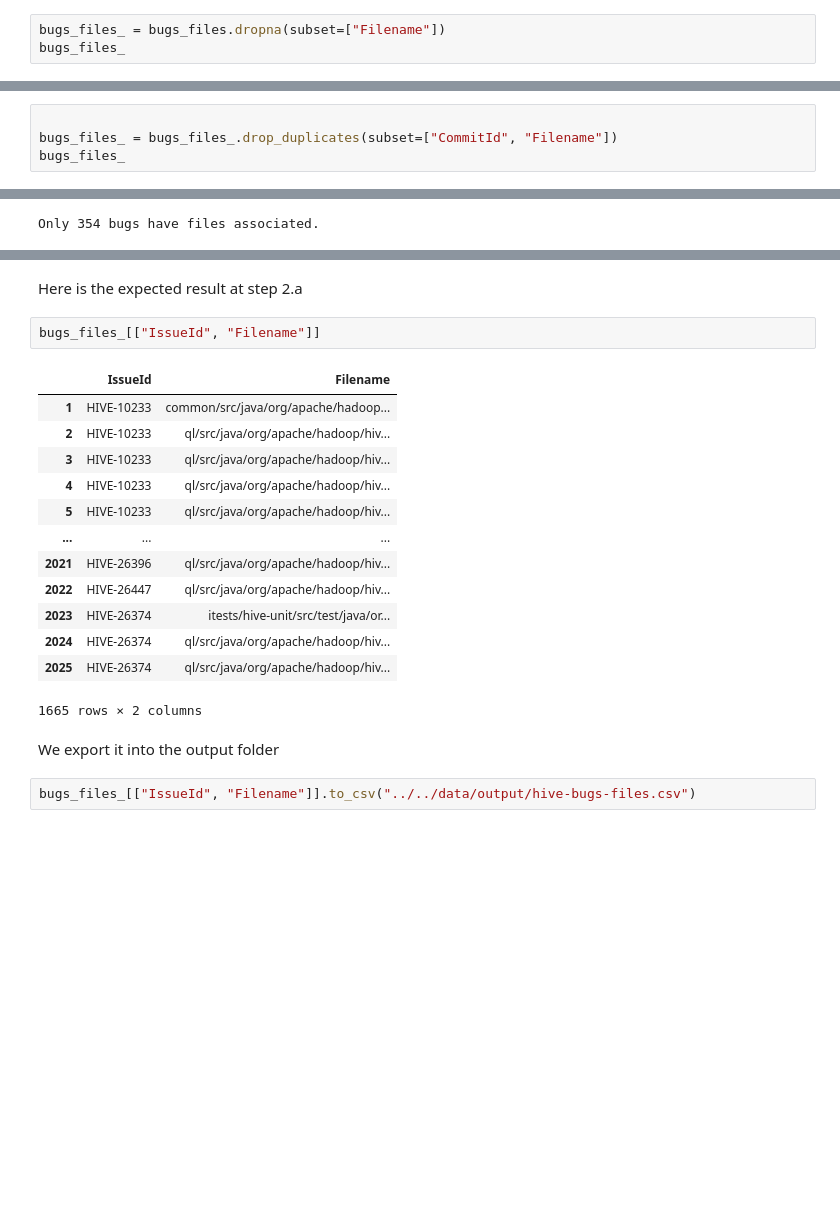
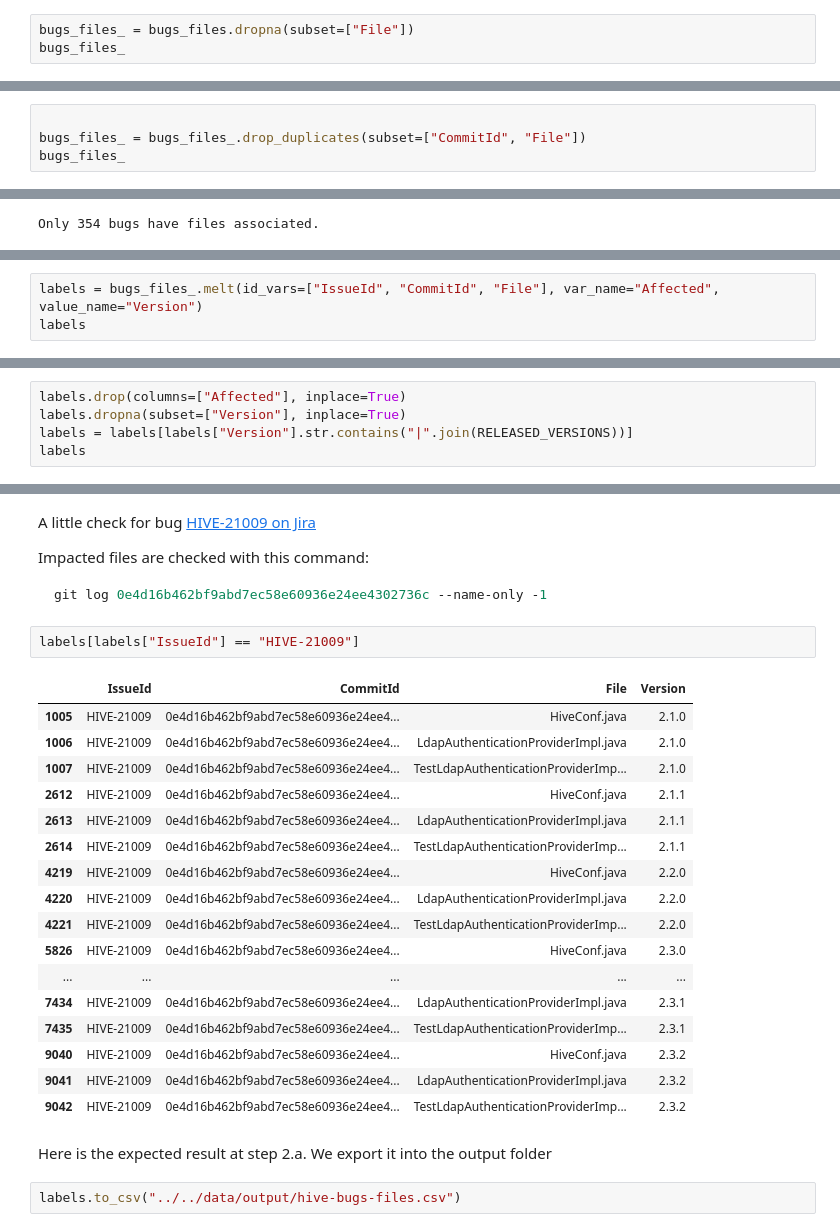
Before and after one commit to ahenrij/ets-mgl869-hive, a Jupyter notebook: src/lab/notebooks/matching.ipynb, the cells around one changed output, grey strips where cells are left out. Cells and saved outputs as stored; diff of their text form; blank space fills up the shorter version.

Commit message:
labels created

````diff
--- a/src/lab/notebooks/matching.ipynb
+++ b/src/lab/notebooks/matching.ipynb
@@ -85,7 +112,7 @@ print(f"{len(bugs_commits_)} expected, {len(bugs_files['IssueId'].unique())} bug
 # %% [markdown]
 Now we drop those lines or instances where no filename is associated
 # %%
-bugs_files_ = bugs_files.dropna(subset=["Filename"])
+bugs_files_ = bugs_files.dropna(subset=["File"])
 bugs_files_
 # %% [output]
 |  | IssueId | Affects Version/s | Affects Version/s.1 | Affects Version/s.2 | Affects Version/s.3 | ... |
@@ -118,7 +145,7 @@ sum(bugs_files_[["CommitId", "Filename"]].duplicated())
 We remove them
 # %%
 
-bugs_files_ = bugs_files_.drop_duplicates(subset=["CommitId", "Filename"])
+bugs_files_ = bugs_files_.drop_duplicates(subset=["CommitId", "File"])
 bugs_files_
 # %% [output]
 |  | IssueId | Affects Version/s | Affects Version/s.1 | Affects Version/s.2 | Affects Version/s.3 | ... |
@@ -156,0 +170,3 @@ Only 354 bugs have files associated.
+# %%
+labels = bugs_files_.melt(id_vars=["IssueId", "CommitId", "File"], var_name="Affected", value_name="Version")
+labels
@@ -156,0 +189,5 @@ Only 354 bugs have files associated.
+# %%
+labels.drop(columns=["Affected"], inplace=True)
+labels.dropna(subset=["Version"], inplace=True)
+labels = labels[labels["Version"].str.contains("|".join(RELEASED_VERSIONS))]
+labels
@@ -157,22 +208,31 @@ Only 354 bugs have files associated.
+# %% [markdown]
+A little check for bug [HIVE-21009 on Jira](https://issues.apache.org/jira/browse/HIVE-21009?jql=project%20%3D%20HIVE%20AND%20issuetype%20%3D%20Bug%20AND%20status%20%3D%20Resolved%20AND%20affectedVersion%20in%20(2.0.0%2C%202.0.1%2C%202.1.0%2C%202.1.1%2C%202.2.0%2C%202.3.0%2C%202.3.1%2C%202.3.2%2C%202.3.3%2C%202.3.4%2C%202.3.5%2C%202.3.6%2C%202.3.7%2C%202.3.8%2C%202.4.0%2C%203.0.0%2C%203.1.0%2C%203.1.1%2C%203.1.2%2C%203.1.3)%20AND%20id%20%3D%20HIVE-21009%20ORDER%20BY%20affectedVersion%20ASC%2C%20priority%20DESC%2C%20updated%20DESC)
+
+Impacted files are checked with this command:
+```bash
+git log 0e4d16b462bf9abd7ec58e60936e24ee4302736c --name-only -1
+```
+# %%
+labels[labels["IssueId"] == "HIVE-21009"]
+# %% [output]
+|  | IssueId | CommitId | File | Version |
+| 1005 | HIVE-21009 | 0e4d16b462bf9abd7ec58e60936e24ee4... | HiveConf.java | 2.1.0 |
+| 1006 | HIVE-21009 | 0e4d16b462bf9abd7ec58e60936e24ee4... | LdapAuthenticationProviderImpl.java | 2.1.0 |
+| 1007 | HIVE-21009 | 0e4d16b462bf9abd7ec58e60936e24ee4... | TestLdapAuthenticationProviderImp... | 2.1.0 |
+| 2612 | HIVE-21009 | 0e4d16b462bf9abd7ec58e60936e24ee4... | HiveConf.java | 2.1.1 |
+| 2613 | HIVE-21009 | 0e4d16b462bf9abd7ec58e60936e24ee4... | LdapAuthenticationProviderImpl.java | 2.1.1 |
+| 2614 | HIVE-21009 | 0e4d16b462bf9abd7ec58e60936e24ee4... | TestLdapAuthenticationProviderImp... | 2.1.1 |
+| 4219 | HIVE-21009 | 0e4d16b462bf9abd7ec58e60936e24ee4... | HiveConf.java | 2.2.0 |
+| 4220 | HIVE-21009 | 0e4d16b462bf9abd7ec58e60936e24ee4... | LdapAuthenticationProviderImpl.java | 2.2.0 |
+| 4221 | HIVE-21009 | 0e4d16b462bf9abd7ec58e60936e24ee4... | TestLdapAuthenticationProviderImp... | 2.2.0 |
+| 5826 | HIVE-21009 | 0e4d16b462bf9abd7ec58e60936e24ee4... | HiveConf.java | 2.3.0 |
+| ... | ... | ... | ... | ... |
+| 7434 | HIVE-21009 | 0e4d16b462bf9abd7ec58e60936e24ee4... | LdapAuthenticationProviderImpl.java | 2.3.1 |
+| 7435 | HIVE-21009 | 0e4d16b462bf9abd7ec58e60936e24ee4... | TestLdapAuthenticationProviderImp... | 2.3.1 |
+| 9040 | HIVE-21009 | 0e4d16b462bf9abd7ec58e60936e24ee4... | HiveConf.java | 2.3.2 |
+| 9041 | HIVE-21009 | 0e4d16b462bf9abd7ec58e60936e24ee4... | LdapAuthenticationProviderImpl.java | 2.3.2 |
+| 9042 | HIVE-21009 | 0e4d16b462bf9abd7ec58e60936e24ee4... | TestLdapAuthenticationProviderImp... | 2.3.2 |
 # %% [markdown]
-Here is the expected result at step 2.a
+Here is the expected result at step 2.a. We export it into the output folder
-# %%
-bugs_files_[["IssueId", "Filename"]]
-# %% [output]
-|  | IssueId | Filename |
-| 1 | HIVE-10233 | common/src/java/org/apache/hadoop... |
-| 2 | HIVE-10233 | ql/src/java/org/apache/hadoop/hiv... |
-| 3 | HIVE-10233 | ql/src/java/org/apache/hadoop/hiv... |
-| 4 | HIVE-10233 | ql/src/java/org/apache/hadoop/hiv... |
-| 5 | HIVE-10233 | ql/src/java/org/apache/hadoop/hiv... |
-| ... | ... | ... |
-| 2021 | HIVE-26396 | ql/src/java/org/apache/hadoop/hiv... |
-| 2022 | HIVE-26447 | ql/src/java/org/apache/hadoop/hiv... |
-| 2023 | HIVE-26374 | itests/hive-unit/src/test/java/or... |
-| 2024 | HIVE-26374 | ql/src/java/org/apache/hadoop/hiv... |
-| 2025 | HIVE-26374 | ql/src/java/org/apache/hadoop/hiv... |
-1665 rows × 2 columns
-# %% [markdown]
-We export it into the output folder
 # %%
-bugs_files_[["IssueId", "Filename"]].to_csv("../../data/output/hive-bugs-files.csv")
+labels.to_csv("../../data/output/hive-bugs-files.csv")
````
Also changed, not shown: parts of 13 cells of this notebook, 1 other file.
